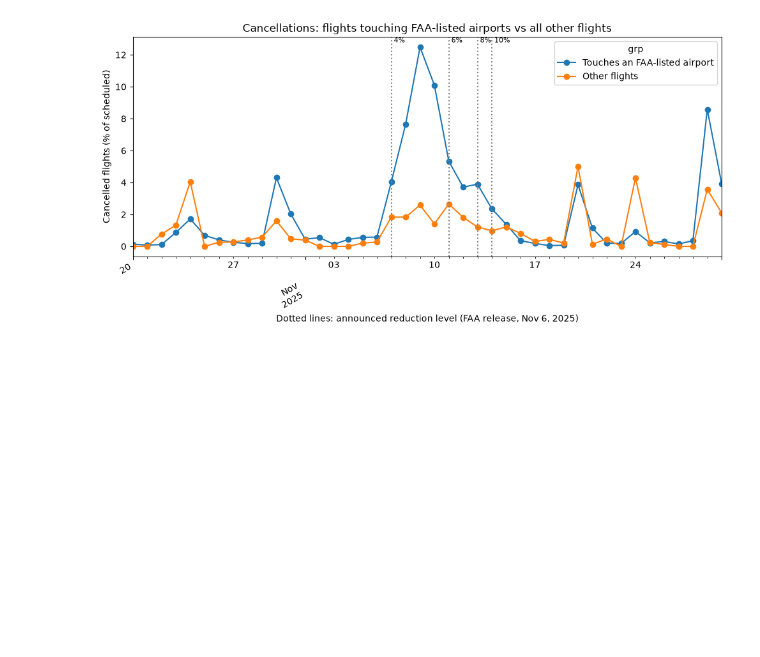
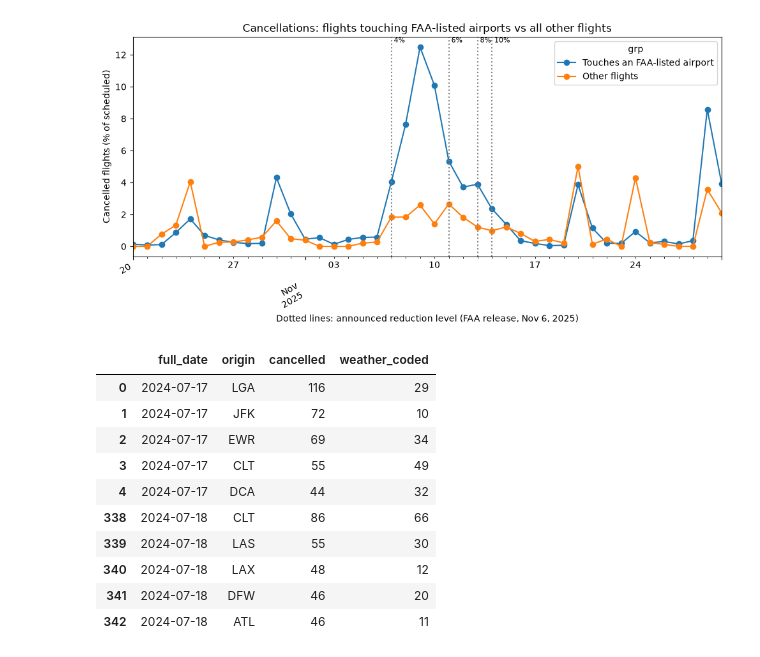
Before and after one commit to Mohamadyounes32/air-traffic-platform, a Jupyter notebook: notebooks/03_event_study.ipynb, the cells around one changed output. Drawn from its saved outputs; the diff is of its cells as text; code cells hidden in the pictures; blank space fills up the shorter version.

```diff
--- a/notebooks/03_event_study.ipynb
+++ b/notebooks/03_event_study.ipynb
@@ -216,3 +216,24 @@ plt.savefig(ROOT / "docs" / "faa_reductions_2025.png", dpi=150)
 plt.show()
 # %% [output]
 [figure]
+# %%
+q("""
+SELECT full_date, origin,
+       COUNT(*) FILTER (WHERE is_cancelled) AS cancelled,
+       COUNT(*) FILTER (WHERE cancellation_code = 'B') AS weather_coded
+FROM analytics.v_flights
+WHERE full_date IN (DATE '2024-07-17', DATE '2024-07-18')
+GROUP BY 1, 2 ORDER BY 1, 3 DESC
+""").groupby("full_date").head(5)
+# %% [output]
+|  | full_date | origin | cancelled | weather_coded |
+| 0 | 2024-07-17 | LGA | 116 | 29 |
+| 1 | 2024-07-17 | JFK | 72 | 10 |
+| 2 | 2024-07-17 | EWR | 69 | 34 |
+| 3 | 2024-07-17 | CLT | 55 | 49 |
+| 4 | 2024-07-17 | DCA | 44 | 32 |
+| 338 | 2024-07-18 | CLT | 86 | 66 |
+| 339 | 2024-07-18 | LAS | 55 | 30 |
+| 340 | 2024-07-18 | LAX | 48 | 12 |
+| 341 | 2024-07-18 | DFW | 46 | 20 |
+| 342 | 2024-07-18 | ATL | 46 | 11 |
```
Also changed, not shown: parts of 1 cell of this notebook, 2 other files.
